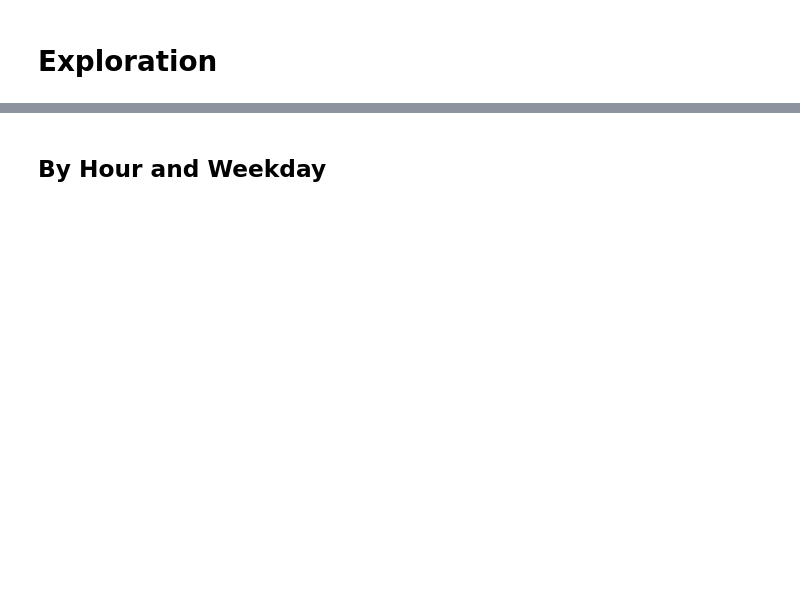
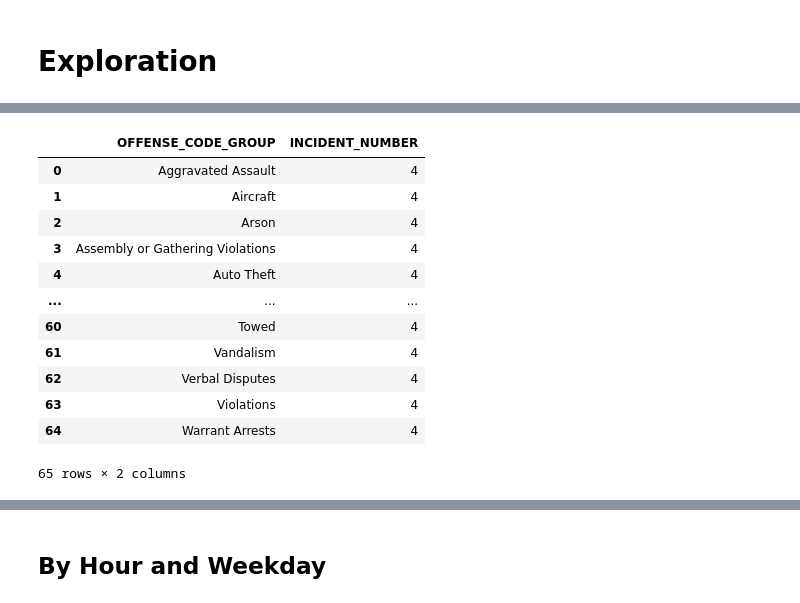
Before and after one commit to AlexVonSchwerdtner/BA780-Team6, a Jupyter notebook: Boston_Crime_Scene_Analytics.ipynb, the cells around one changed output, grey strips where cells are left out. Saved outputs shown, nothing was run; the diff lists cells and outputs as text; code cells hidden in the pictures; blank space fills up the shorter version.

```diff
--- a/Boston_Crime_Scene_Analytics.ipynb
+++ b/Boston_Crime_Scene_Analytics.ipynb
@@ -339,0 +356,17 @@ Crimes_all_years[Crimes_all_years['DISTRICT'].isnull()]
+# %%
+dftop3 = df.groupby('OFFENSE_CODE_GROUP')['INCIDENT_NUMBER'].count().reset_index()
+dftop3
+# %% [output]
+|  | OFFENSE_CODE_GROUP | INCIDENT_NUMBER |
+| 0 | Aggravated Assault | 4 |
+| 1 | Aircraft | 4 |
+| 2 | Arson | 4 |
+| 3 | Assembly or Gathering Violations | 4 |
+| 4 | Auto Theft | 4 |
+| ... | ... | ... |
+| 60 | Towed | 4 |
+| 61 | Vandalism | 4 |
+| 62 | Verbal Disputes | 4 |
+| 63 | Violations | 4 |
+| 64 | Warrant Arrests | 4 |
+65 rows × 2 columns
```
Also changed, not shown: parts of 21 cells of this notebook.
